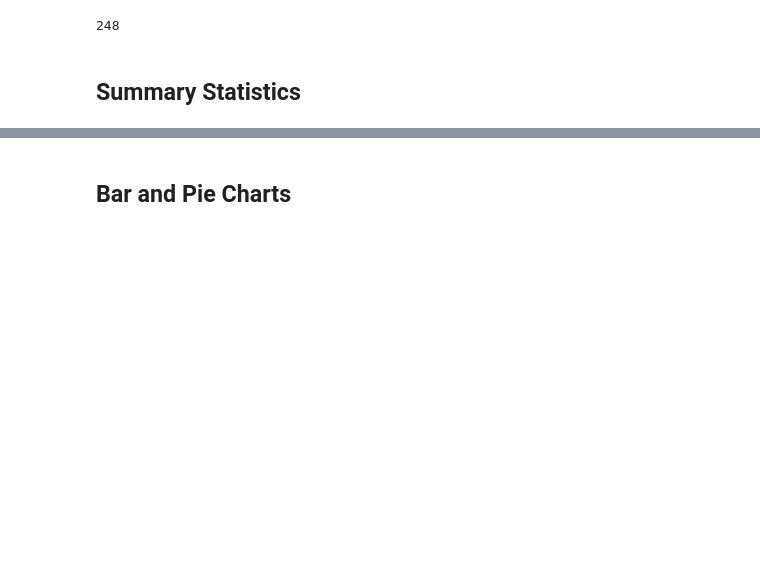
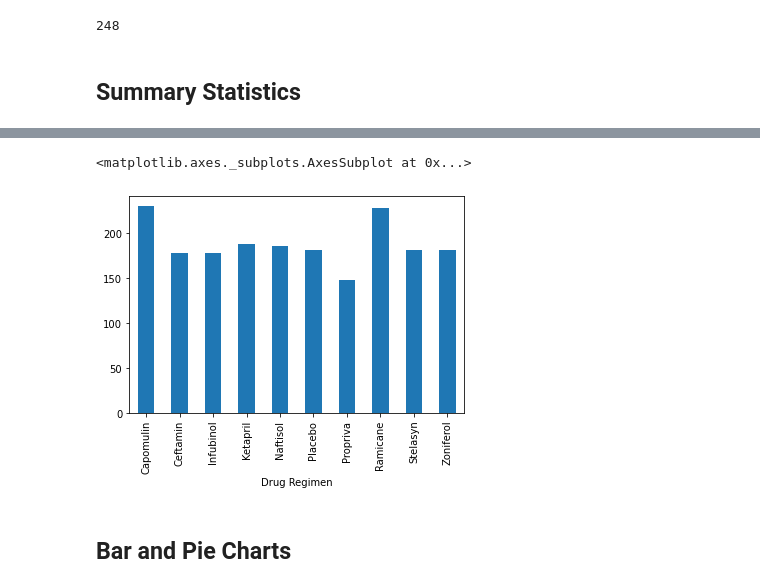
Before and after one commit to thomasipe/matplotlib-challenge, a Jupyter notebook: Pymaceuticals/pymaceuticals_starter.ipynb, the cells around one changed output, grey strips where cells are left out. Cells and saved outputs as stored; diff of their text form; code cells hidden in the pictures; blank space fills up the shorter version.

Commit message:
first couple of charts completed

```diff
--- a/Pymaceuticals/pymaceuticals_starter.ipynb
+++ b/Pymaceuticals/pymaceuticals_starter.ipynb
@@ -114,5 +115,12 @@ ss_df
 | Ramicane | 40.216745 | 40.673236 | 23.486704 | 4.846308 | 0.320955 |
 | Stelasyn | 54.233149 | 52.431737 | 59.450562 | 7.710419 | 0.573111 |
 | Zoniferol | 53.236507 | 51.818479 | 48.533355 | 6.966589 | 0.516398 |
+# %%
+# Generate a bar plot showing the total number of measurements taken on each drug regimen using pandas.
+tot_meas = m_df.groupby(m_df["Drug Regimen"]).Timepoint.count()
+tot_meas.plot.bar(x="Drug Regimen", y='Timepoint.count()')
+# %% [output]
+<matplotlib.axes._subplots.AxesSubplot at 0x...>
+[figure, added]
 # %% [markdown]
 ## Bar and Pie Charts
```
Also changed, not shown: parts of 5 cells of this notebook.
